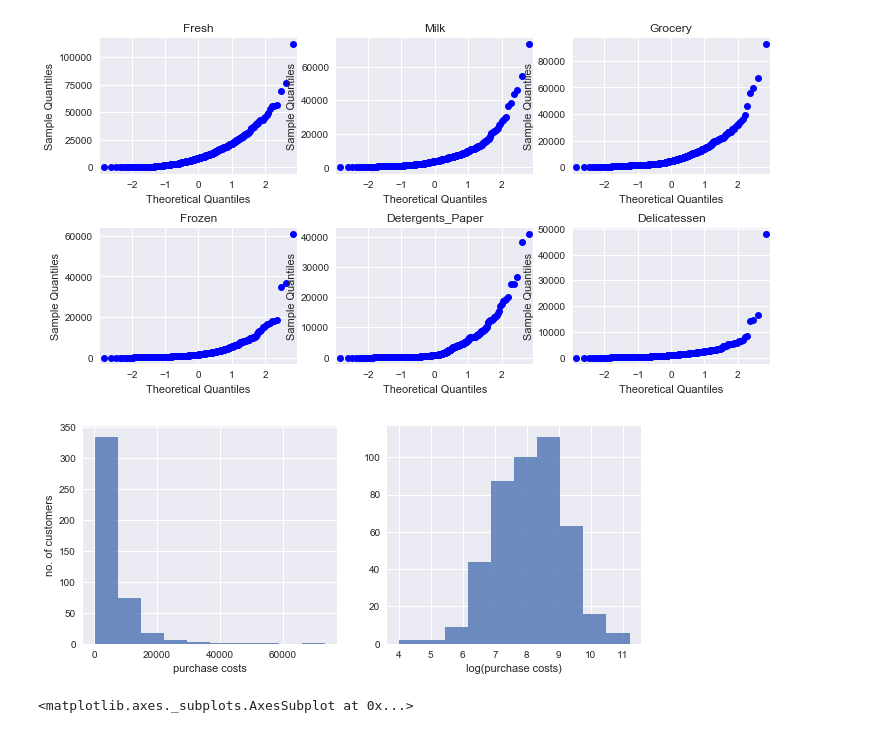
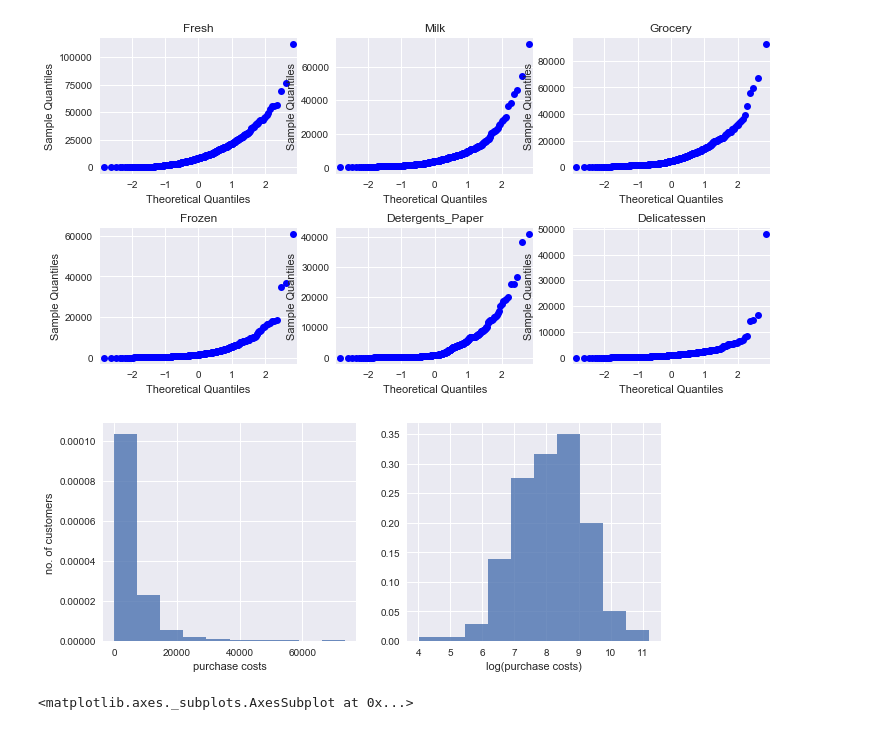
Before and after one commit to huli/mlnd, a Jupyter notebook: customer_segments/customer_segments.ipynb, the cells around one changed output. Saved outputs shown, nothing was run; the diff lists cells and outputs as text; code cells hidden in the pictures.

```diff
--- a/customer_segments/customer_segments.ipynb
+++ b/customer_segments/customer_segments.ipynb
@@ -196,14 +196,14 @@ plt.show()
 # %%
 # Logarithmis transformation
 fig, (ax1, ax2) = plt.subplots(1,2, figsize=(10,4))
-ax1.hist(data['Milk'], alpha=.8)
+ax1.hist(data['Milk'], alpha=.8, normed=True)
 ax1.set_ylabel('no. of customers')
 ax1.set_xlabel('purchase costs')
-ax2.hist(np.log(data['Milk']), alpha=.8)
+ax2.hist(np.log(data['Milk']), alpha=.8, normed=True)
 ax2.set_xlabel('log(purchase costs)')
 plt.show()
 # %% [output]
-[figure, old version]
+[figure, new version]
 # %%
 # Plotting the correlation
 import numpy as np
```
Also changed, not shown: parts of 8 cells of this notebook.
